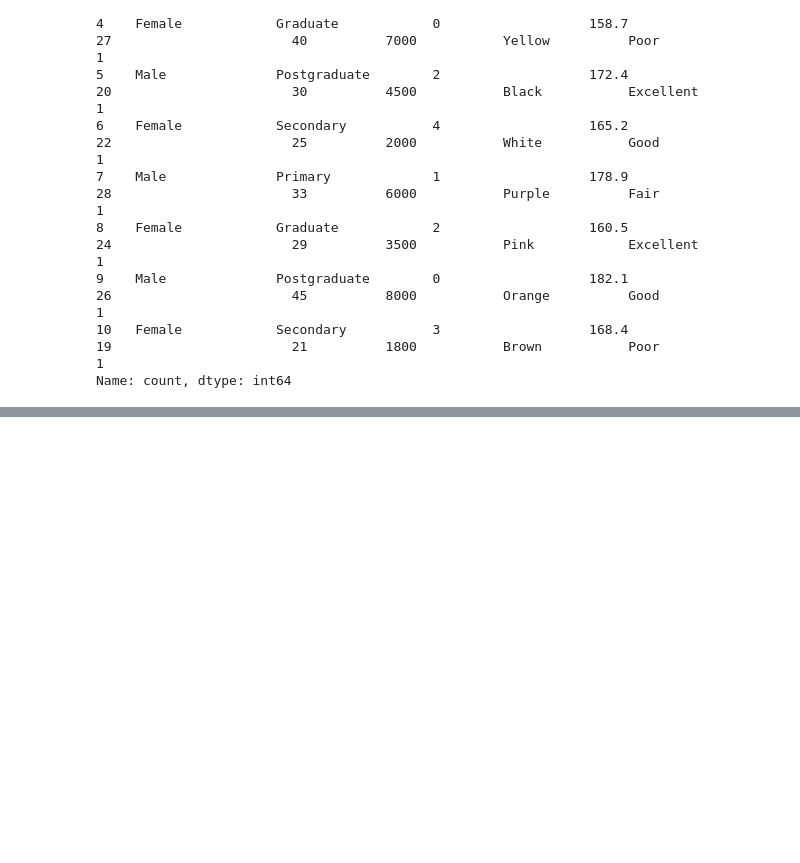
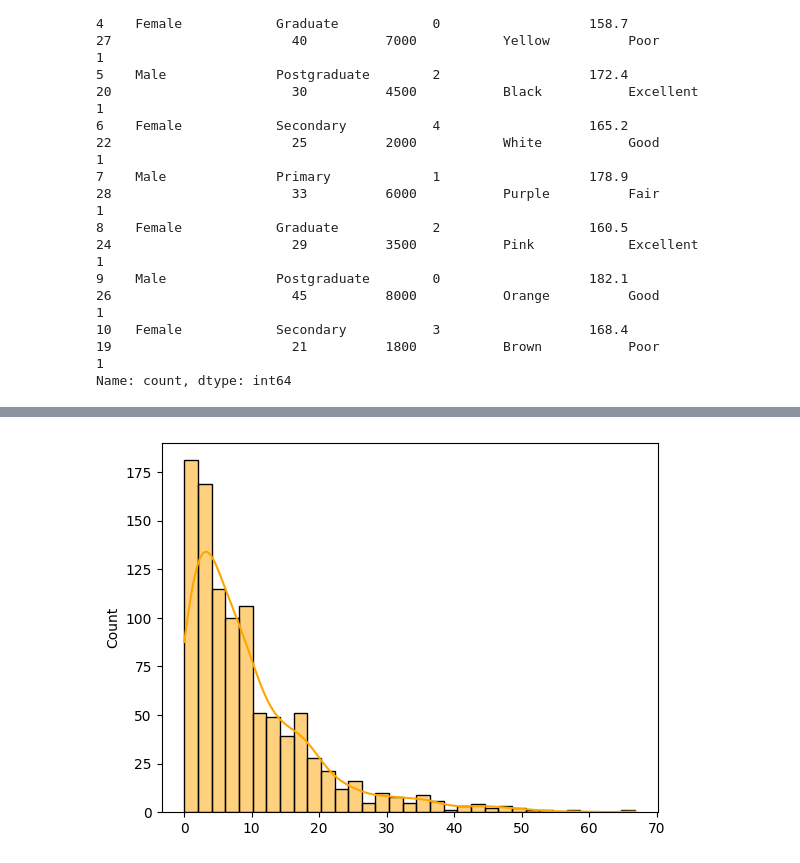
Before and after one commit to vishva0710/ML-From-Scratch, a Jupyter notebook: statistics_ml.ipynb, the cells around one changed output, grey strips where cells are left out. Cells and saved outputs as stored; diff of their text form; code cells hidden in the pictures; blank space fills up the shorter version.

```diff
--- a/statistics_ml.ipynb
+++ b/statistics_ml.ipynb
@@ -144,0 +255,7 @@ Name: count, dtype: int64
+# %%
+#Right-Skewed Distribution (Exponential)
+skew_data=np.random.exponential(scale=10, size=1000)
+sns.histplot(skew_data,kde=True,color='orange')
+plt.show()#tail heavy.
+# %% [output]
+[figure, added]
```
Also changed, not shown: parts of 19 cells of this notebook.
